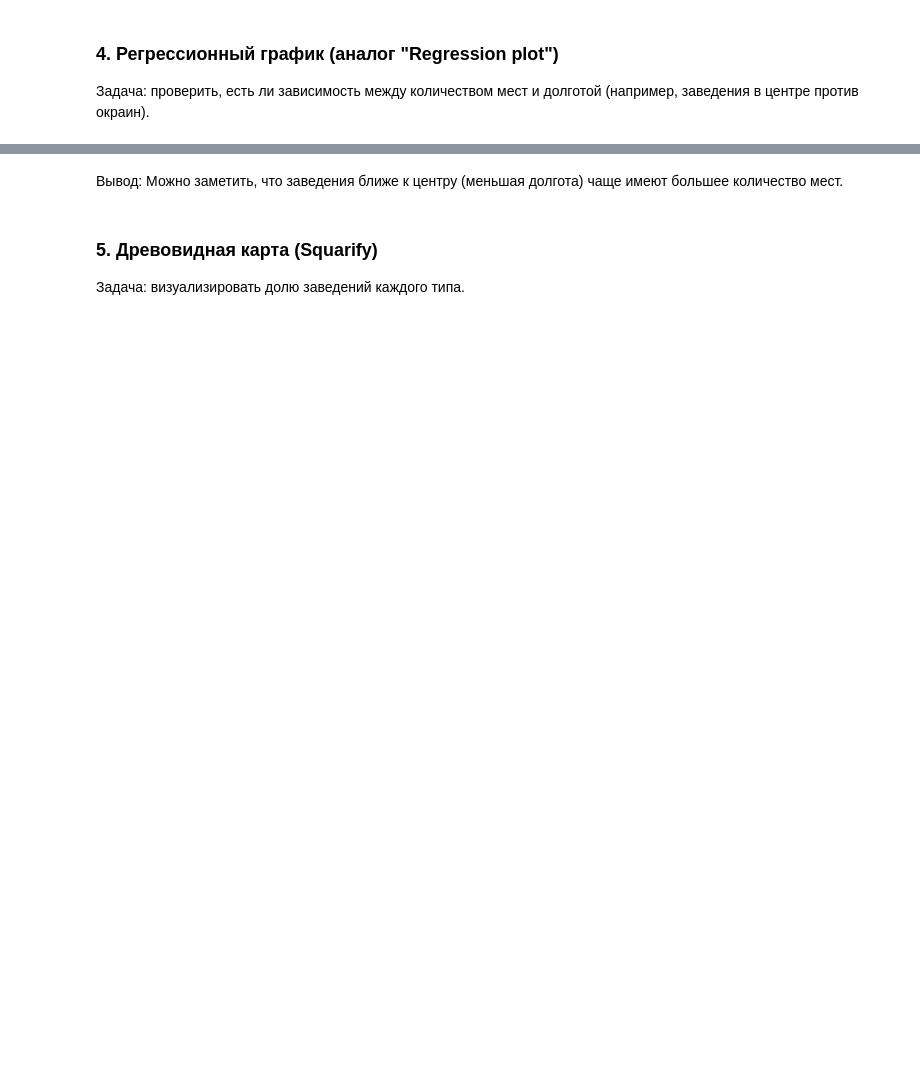
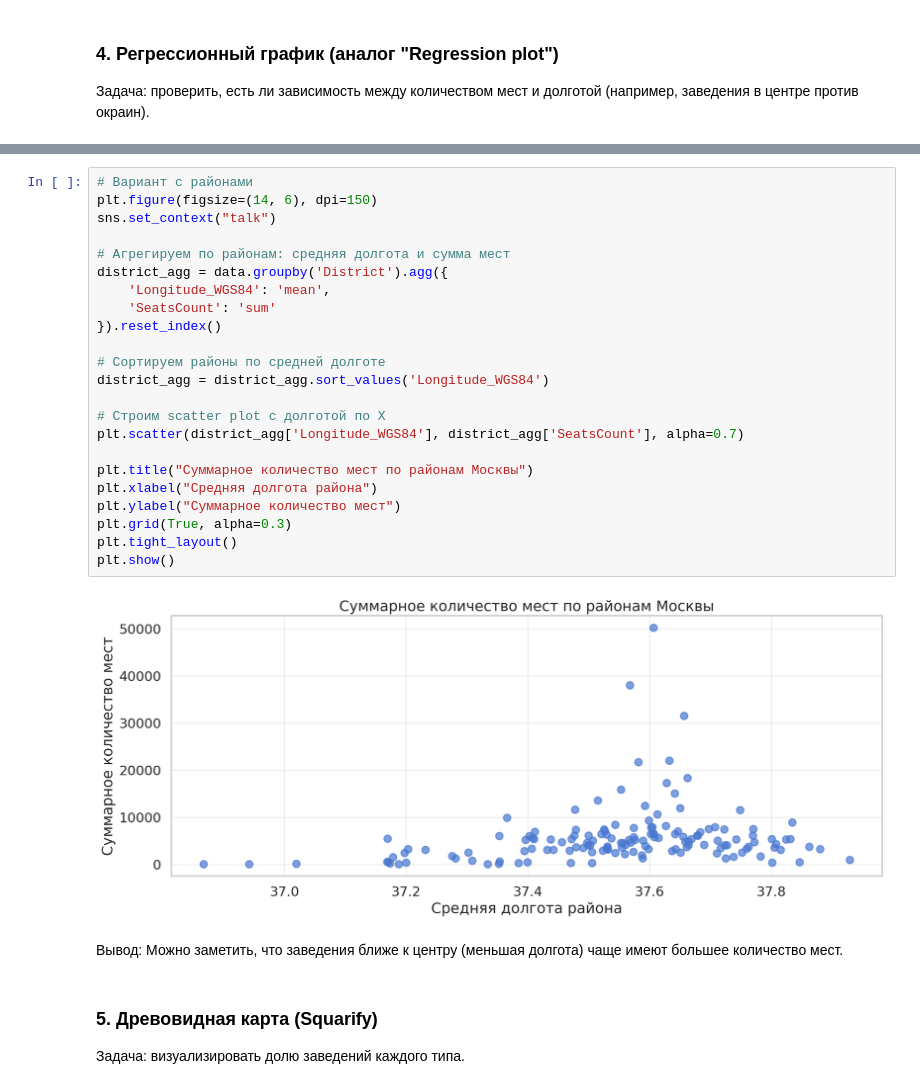
Before and after one commit to SARWX/SPPR, a Jupyter notebook: lab4/sppr_4.ipynb, the cells around one changed output, grey strips where cells are left out. Drawn from its saved outputs; the diff is of its cells as text; blank space fills up the shorter version.

```diff
--- a/lab4/sppr_4.ipynb
+++ b/lab4/sppr_4.ipynb
@@ -112,3 +152,28 @@ plt.show()
+# %%
+# Вариант с районами
+plt.figure(figsize=(14, 6), dpi=150)
+sns.set_context("talk")
+
+# Агрегируем по районам: средняя долгота и сумма мест
+district_agg = data.groupby('District').agg({
+    'Longitude_WGS84': 'mean',
+    'SeatsCount': 'sum'
+}).reset_index()
+
+# Сортируем районы по средней долготе
+district_agg = district_agg.sort_values('Longitude_WGS84')
+
+# Строим scatter plot с долготой по X
+plt.scatter(district_agg['Longitude_WGS84'], district_agg['SeatsCount'], alpha=0.7)
+
+plt.title("Суммарное количество мест по районам Москвы")
+plt.xlabel("Средняя долгота района")
+plt.ylabel("Суммарное количество мест")
+plt.grid(True, alpha=0.3)
+plt.tight_layout()
+plt.show()
+# %% [output]
+[figure, added]
 # %% [markdown]
 Вывод:
 Можно заметить, что заведения ближе к центру (меньшая долгота) чаще имеют большее количество мест.
```
Also changed, not shown: parts of 7 cells of this notebook, 3 other files.
